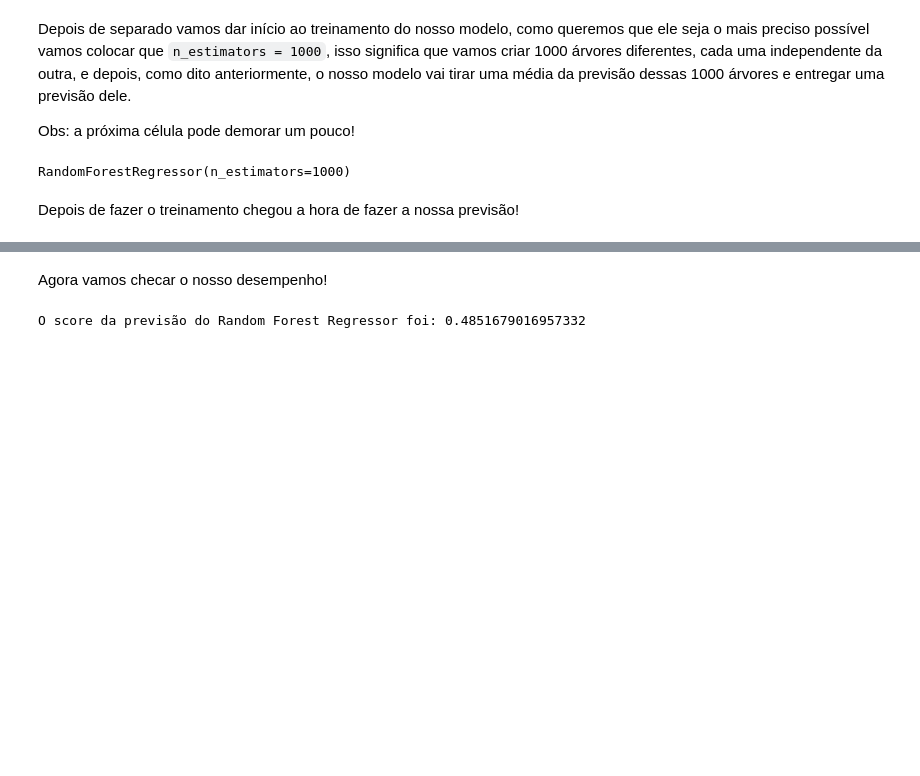
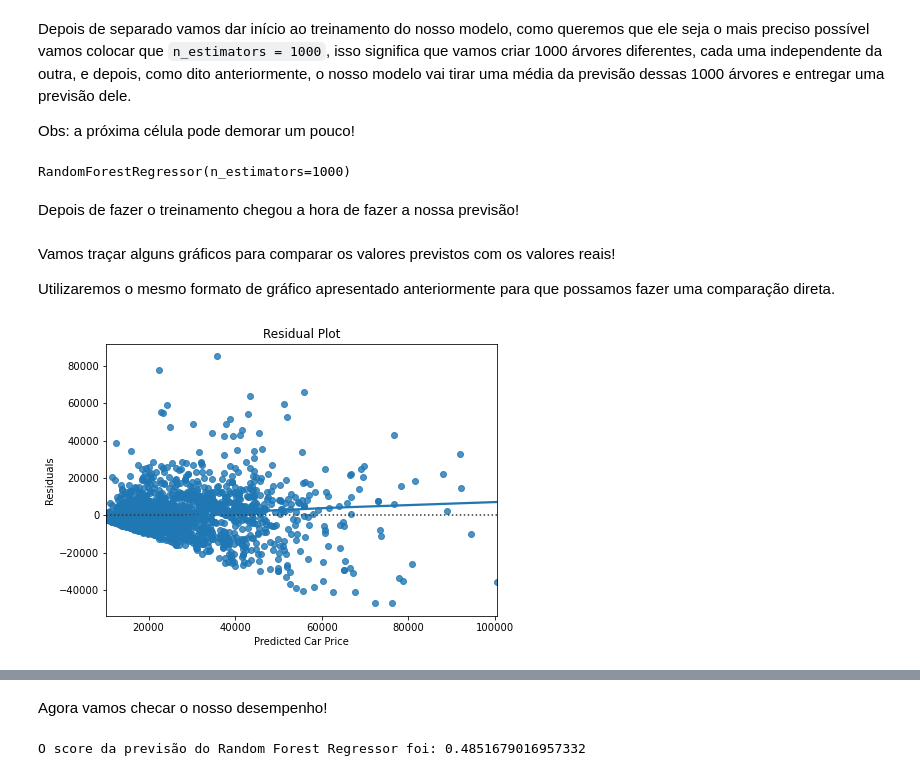
Before and after one commit to EnzoFonteyne/Projeto2CDADOS, a Jupyter notebook: Proj2cdados2021-Final2.ipynb, the cells around one changed output, grey strips where cells are left out. Drawn from its saved outputs; the diff is of its cells as text; code cells hidden in the pictures; blank space fills up the shorter version.

```diff
--- a/Proj2cdados2021-Final2.ipynb
+++ b/Proj2cdados2021-Final2.ipynb
@@ -636,3 +636,17 @@ RandomForestRegressor(n_estimators=1000)
 Depois de fazer o treinamento chegou a hora de fazer a nossa previsão!
 # %%
 Y_pred = regressor.predict(X_teste_restringido)
+# %% [markdown]
+Vamos traçar alguns gráficos para comparar os valores previstos com os valores reais!
+
+Utilizaremos o mesmo formato de gráfico apresentado anteriormente para que possamos fazer uma comparação direta.
+# %%
+#Plot do modelo
+plt.figure(figsize=(7,5))
+sns.residplot(Y_pred, Y_teste-Y_pred, lowess=True)
+plt.xlabel('Predicted Car Price')
+plt.ylabel('Residuals')
+plt.title('Residual Plot')
+plt.show()
+# %% [output]
+[figure, added]
```
Also changed, not shown: parts of 1 cell of this notebook.
